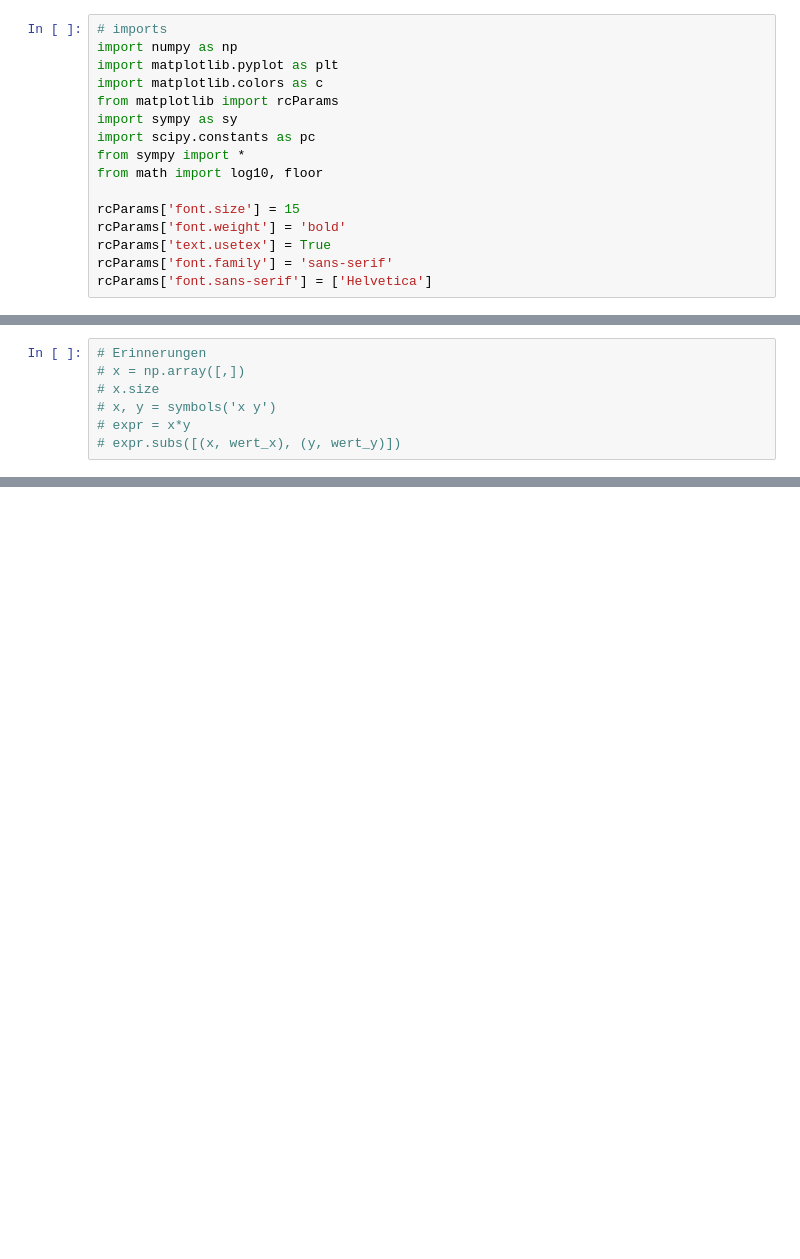
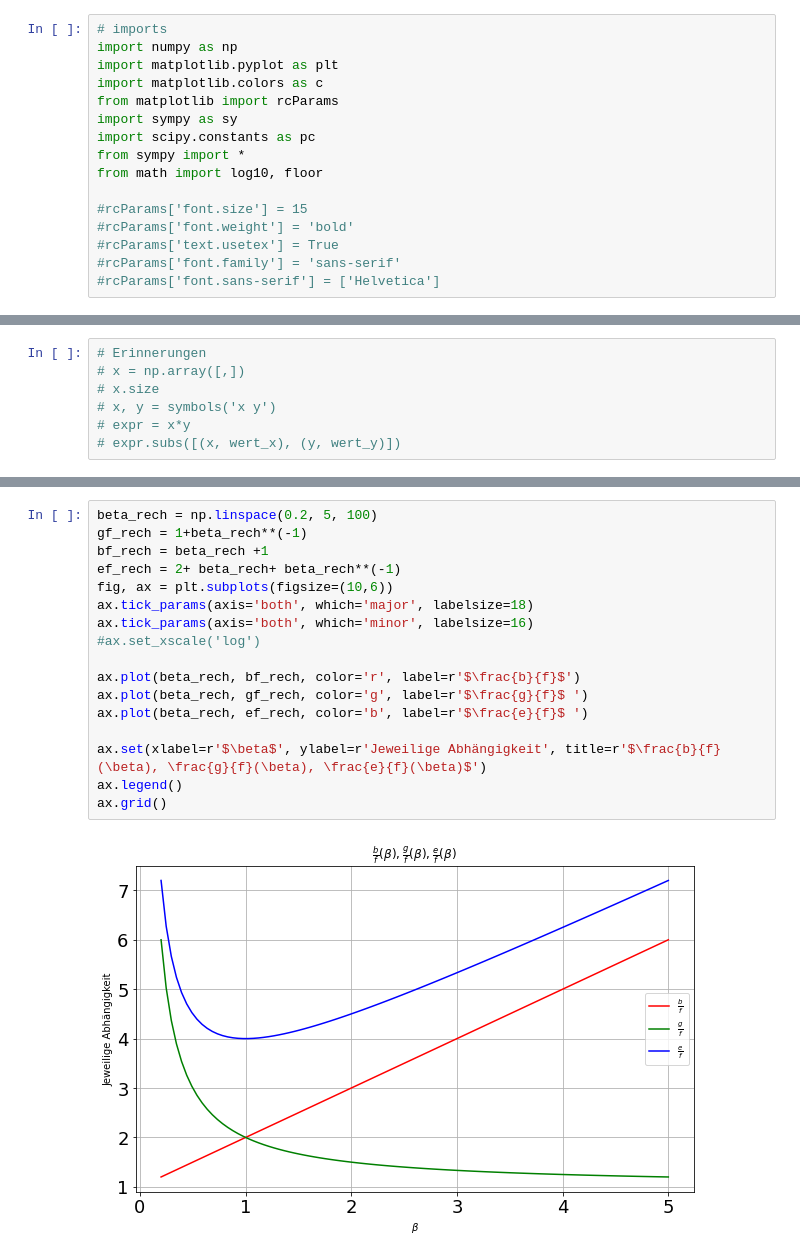
Before and after one commit to AP1ACC/V1, a Jupyter notebook: V70/V70.ipynb, the cells around one changed output, grey strips where cells are left out. Saved outputs shown, nothing was run; the diff lists cells and outputs as text; blank space fills up the shorter version.

```diff
--- a/V70/V70.ipynb
+++ b/V70/V70.ipynb
@@ -9,11 +9,11 @@ import scipy.constants as pc
 from sympy import *
 from math import log10, floor
 
-rcParams['font.size'] = 15
-rcParams['font.weight'] = 'bold'
-rcParams['text.usetex'] = True
-rcParams['font.family'] = 'sans-serif'
-rcParams['font.sans-serif'] = ['Helvetica']
+#rcParams['font.size'] = 15
+#rcParams['font.weight'] = 'bold'
+#rcParams['text.usetex'] = True
+#rcParams['font.family'] = 'sans-serif'
+#rcParams['font.sans-serif'] = ['Helvetica']
 # %%
 # Funktionen
 def am(werte):
@@ -197,0 +224,19 @@ fig.savefig("AbhängigkeitBeta.svg")
+# %%
+beta_rech = np.linspace(0.2, 5, 100)
+gf_rech = 1+beta_rech**(-1)
+bf_rech = beta_rech +1
+ef_rech = 2+ beta_rech+ beta_rech**(-1)
+fig, ax = plt.subplots(figsize=(10,6))
+ax.tick_params(axis='both', which='major', labelsize=18)
+ax.tick_params(axis='both', which='minor', labelsize=16)
+#ax.set_xscale('log')
+
+ax.plot(beta_rech, bf_rech, color='r', label=r'$\frac{b}{f}$')
+ax.plot(beta_rech, gf_rech, color='g', label=r'$\frac{g}{f}$ ')
+ax.plot(beta_rech, ef_rech, color='b', label=r'$\frac{e}{f}$ ')
+
+ax.set(xlabel=r'$\beta$', ylabel=r'Jeweilige Abhängigkeit', title=r'$\frac{b}{f}(\beta), \frac{g}{f}(\beta), \frac{e}{f}(\beta)$')
+ax.legend()
+ax.grid()
+# %% [output]
+[figure, added]
```
Also changed, not shown: parts of 4 cells of this notebook, 1 other file.
